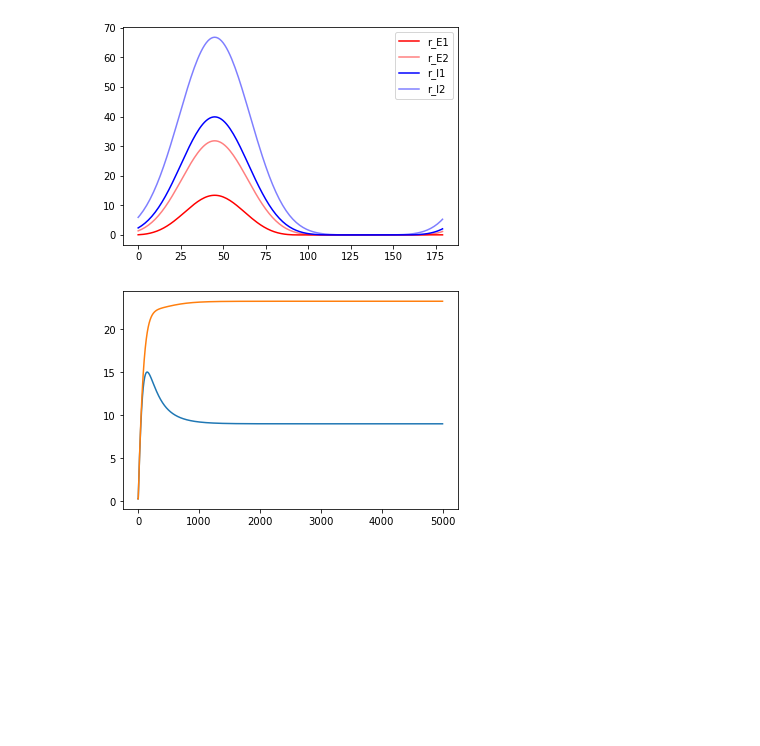
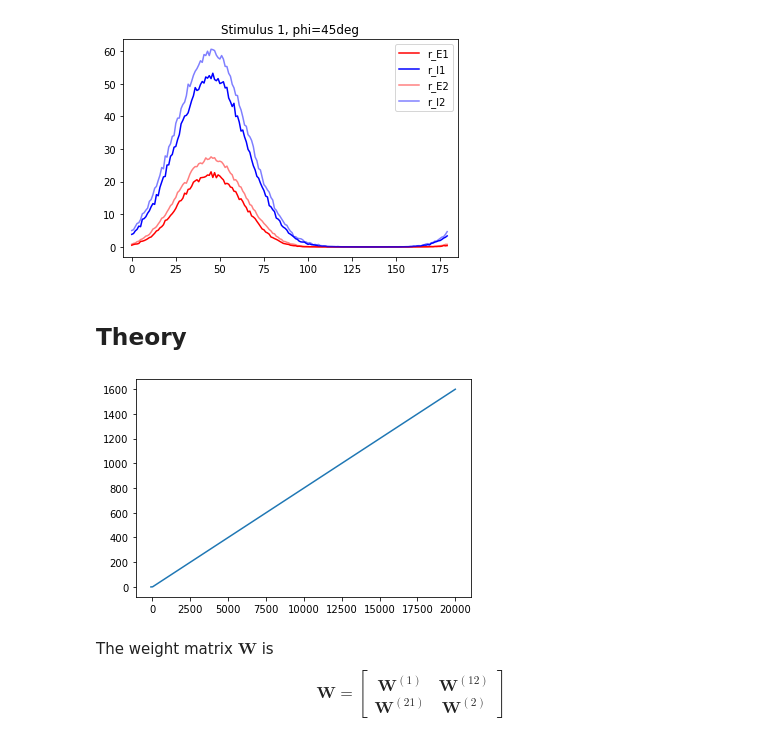
Before and after one commit to alexnegron/SCGB-Fellowship, a Jupyter notebook: Two ring model.ipynb, the cells around one changed output. Saved outputs shown, nothing was run; the diff lists cells and outputs as text; code cells hidden in the pictures; blank space fills up the shorter version.

Commit message:
two ring covariance calcs

```diff
--- a/Two ring model.ipynb
+++ b/Two ring model.ipynb
@@ -86,2 +131,23 @@ def two_ring_model(t0, T, dt, phi, N, tau_E, tau_I, J_EE, J_II, J_EI, J_IE, sigm
 # %%
-r_E1, r_I1, r_E2, r_I2, R_E1, R_I1, R_E2, R_I2, xs, ts, c, h = two_ring_model(t0=0, T=500, dt=0.1, phi=45, N=180, tau_E=20, tau_I=10, J_EE=0.044, J_II=0.018, J_EI=0.023, J_IE=0.042, sigma_ori=32, sigma_FF=30, k=0.04, n=2.0, c=40, a=.1, b=.5)
+r_ss, r_n, R_ss, R_n, W, xs, ts, c, h = two_ring_model(t0=0,
+                                             T=500,
+                                             dt=0.1,
+                                             phi=45,
+                                             N=180,
+                                             tau_E=20,
+                                             tau_I=10,
+                                             tau_n = 1,
+                                             c_ne=1,
+                                             c_ni=1,
+                                             J_EE=0.044,
+                                             J_II=0.018,
+                                             J_EI=0.023,
+                                             J_IE=0.042,
+                                             sigma_ori=32,
+                                             sigma_FF=30,
+                                             k=0.04,
+                                             n=2.0,
+                                             c=40,
+
+                                             a=.2,
+                                             b=.3)
@@ -88,9 +178,15 @@ r_E1, r_I1, r_E2, r_I2, R_E1, R_I1, R_E2, R_I2, xs, ts, c, h = two_ring_model(t0
 # %%
-plt.plot(r_E1, label='r_E1', color='r', alpha=1)
-plt.plot(r_E2, label='r_E2', color='r', alpha=.5)
-plt.plot(r_I1, label='r_I1', color='b', alpha=1)
-plt.plot(r_I2, label='r_I2', color='b', alpha=.5)
+N = 180
+
+plt.plot(r_n[:N], label='r_E1', color='r', alpha=1)
+plt.plot(r_n[N:2*N], label='r_I1', color='b', alpha=1)
+plt.plot(r_n[2*N:3*N], label='r_E2', color='r', alpha=.5)
+plt.plot(r_n[3*N:], label='r_I2', color='b', alpha=.5)
+plt.title('Stimulus 1, phi=45deg')
+plt.xlim(-5,185)
 plt.legend()
 plt.show()
 # %% [output]
-[figure, old version]
+[figure, new version]
+# %% [markdown]
+## Theory
@@ -97,6 +196,14 @@ plt.show()
 # %%
-plt.plot(R_E1[30,:])
-plt.plot(R_E2[30,:])
+plt.plot(xs, df(xs))
 plt.show()
 # %% [output]
-[figure, old version]
+[figure, new version]
+# %% [markdown]
+The weight matrix $\mathbf{W}$ is
+$$
+\mathbf{W} =
+\begin{bmatrix}
+    \mathbf{W}^{(1)} & \mathbf{W}^{(12)}\\
+    \mathbf{W}^{(21)} & \mathbf{W}^{(2)}
+\end{bmatrix}
+$$
```
Also changed, not shown: parts of 24 cells of this notebook.
